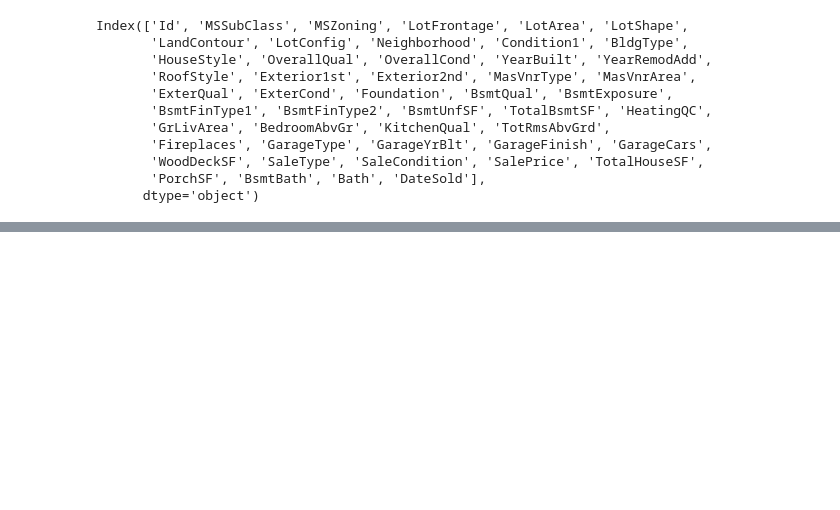
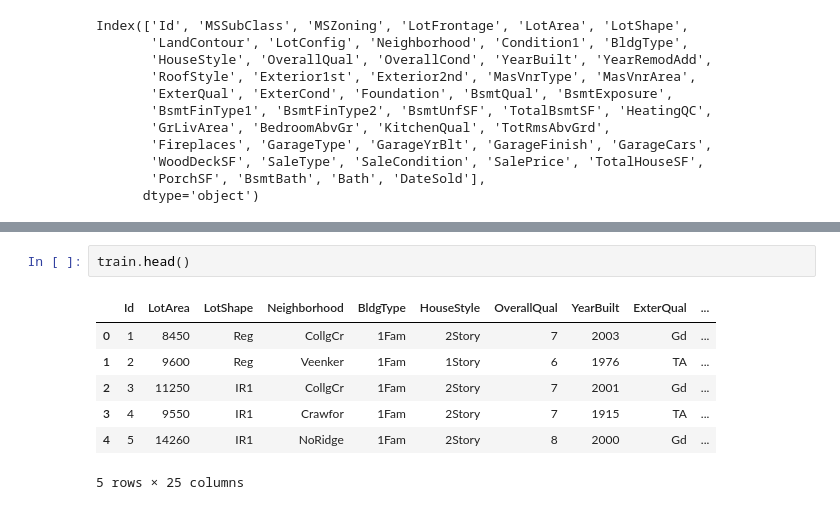
Before and after one commit to csun-data-science-bootcamp-19/Feature-Engineering-7, a Jupyter notebook: FeatureEngineering.ipynb, the cells around one changed output, grey strips where cells are left out. Cells and saved outputs as stored; diff of their text form; blank space fills up the shorter version.

```diff
--- a/FeatureEngineering.ipynb
+++ b/FeatureEngineering.ipynb
@@ -209,0 +220,10 @@ train.head()
+# %%
+train.head()
+# %% [output]
+|  | Id | LotArea | LotShape | Neighborhood | BldgType | HouseStyle | OverallQual | YearBuilt | ExterQual | ... |
+| 0 | 1 | 8450 | Reg | CollgCr | 1Fam | 2Story | 7 | 2003 | Gd | ... |
+| 1 | 2 | 9600 | Reg | Veenker | 1Fam | 1Story | 6 | 1976 | TA | ... |
+| 2 | 3 | 11250 | IR1 | CollgCr | 1Fam | 2Story | 7 | 2001 | Gd | ... |
+| 3 | 4 | 9550 | IR1 | Crawfor | 1Fam | 2Story | 7 | 1915 | TA | ... |
+| 4 | 5 | 14260 | IR1 | NoRidge | 1Fam | 2Story | 8 | 2000 | Gd | ... |
+5 rows × 25 columns
```
Also changed, not shown: parts of 7 cells of this notebook.
